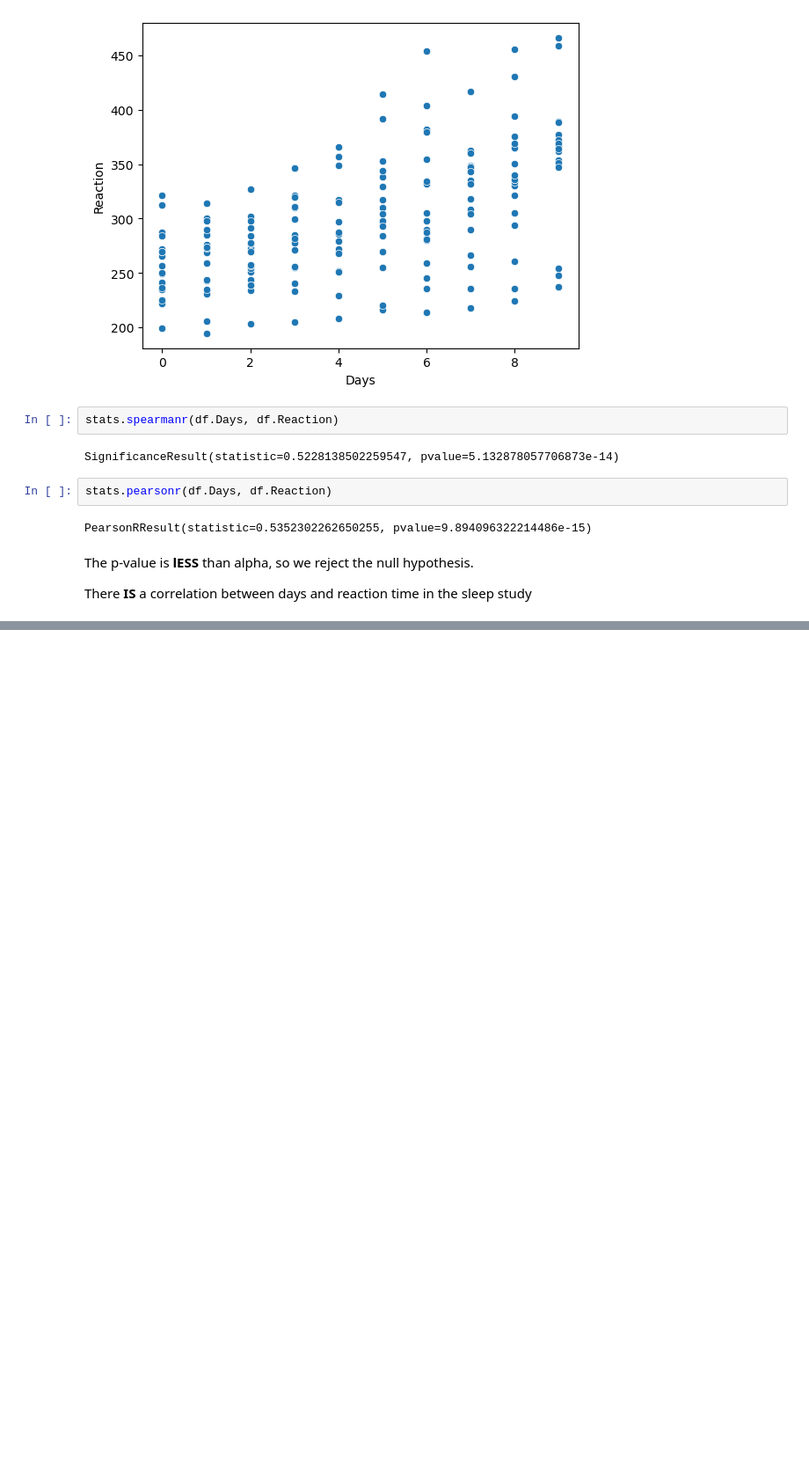
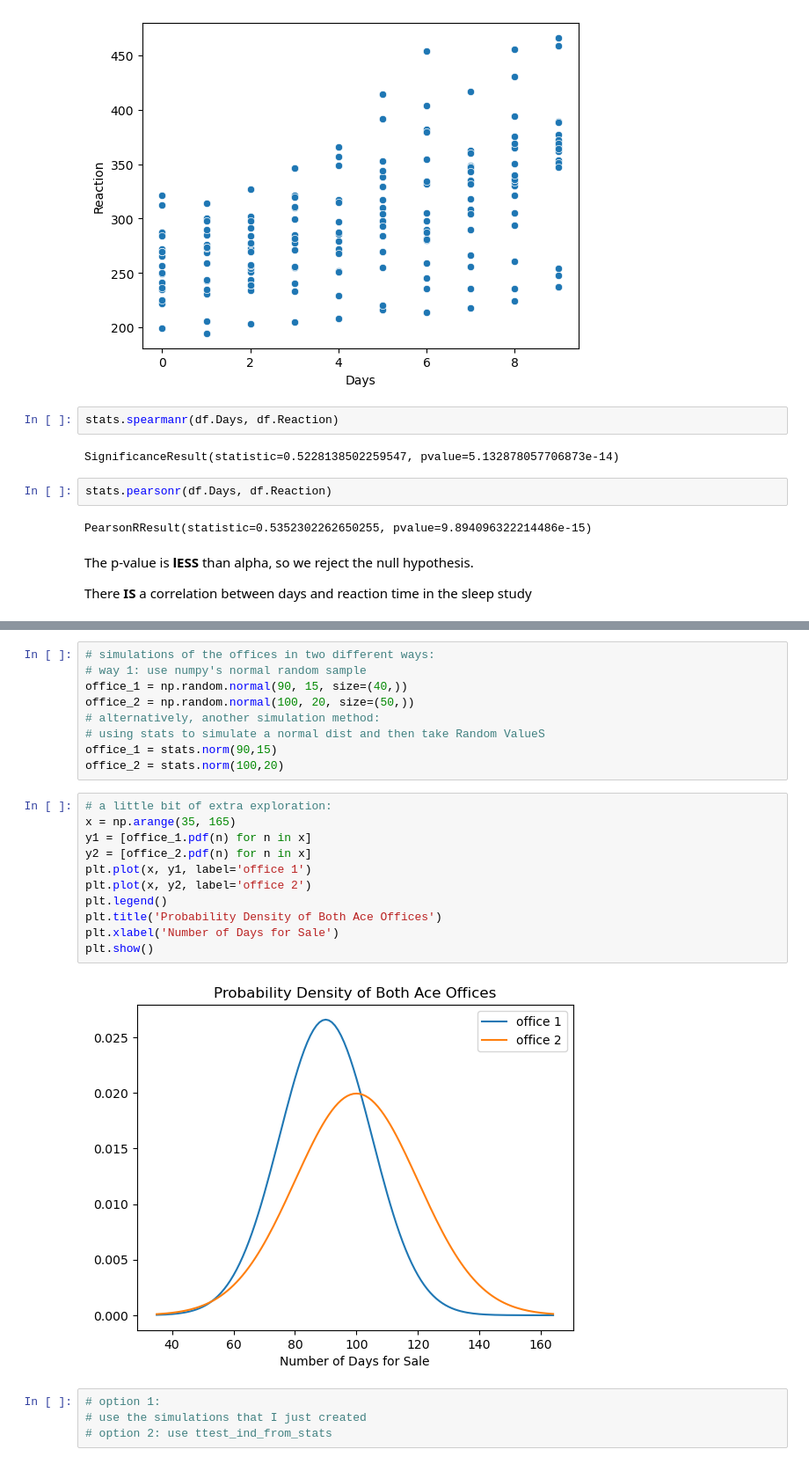
Before and after one commit to Josue-Gonzalez627/stats-exercises, a Jupyter notebook: hypothesis_testing.ipynb, the cells around one changed output, grey strips where cells are left out. Shown at 88% size. Drawn from its saved outputs; the diff is of its cells as text; blank space fills up the shorter version.

```diff
--- a/hypothesis_testing.ipynb
+++ b/hypothesis_testing.ipynb
@@ -969,0 +1100,26 @@ There **IS** a correlation between days and reaction time in the sleep study
+# %%
+# simulations of the offices in two different ways:
+# way 1: use numpy's normal random sample
+office_1 = np.random.normal(90, 15, size=(40,))
+office_2 = np.random.normal(100, 20, size=(50,))
+# alternatively, another simulation method:
+# using stats to simulate a normal dist and then take Random ValueS
+office_1 = stats.norm(90,15)
+office_2 = stats.norm(100,20)
+# %%
+# a little bit of extra exploration:
+x = np.arange(35, 165)
+y1 = [office_1.pdf(n) for n in x]
+y2 = [office_2.pdf(n) for n in x]
+plt.plot(x, y1, label='office 1')
+plt.plot(x, y2, label='office 2')
+plt.legend()
+plt.title('Probability Density of Both Ace Offices')
+plt.xlabel('Number of Days for Sale')
+plt.show()
+# %% [output]
+[figure, added]
+# %%
+# option 1:
+# use the simulations that I just created
+# option 2: use ttest_ind_from_stats
```
Also changed, not shown: parts of 80 cells of this notebook.
